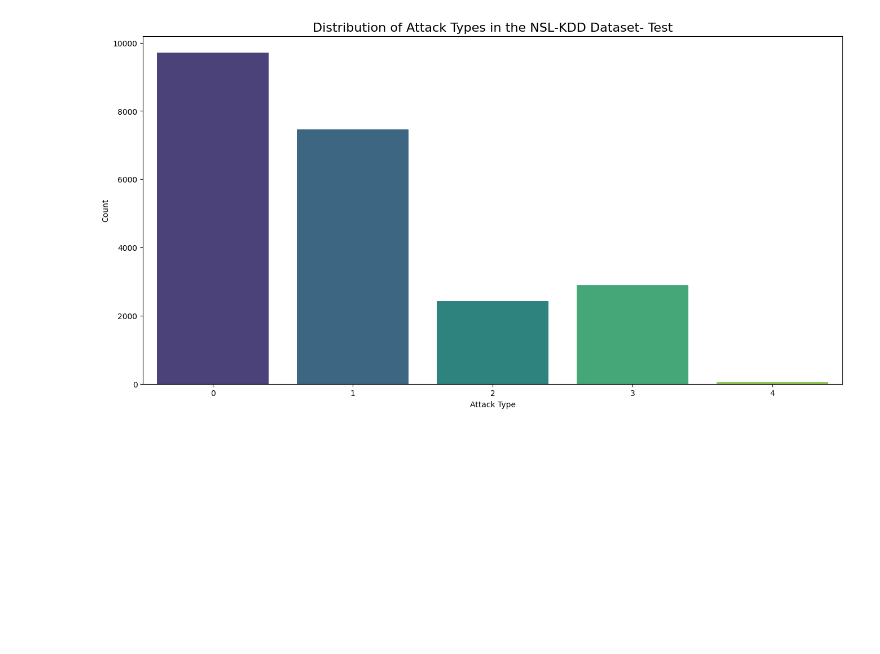
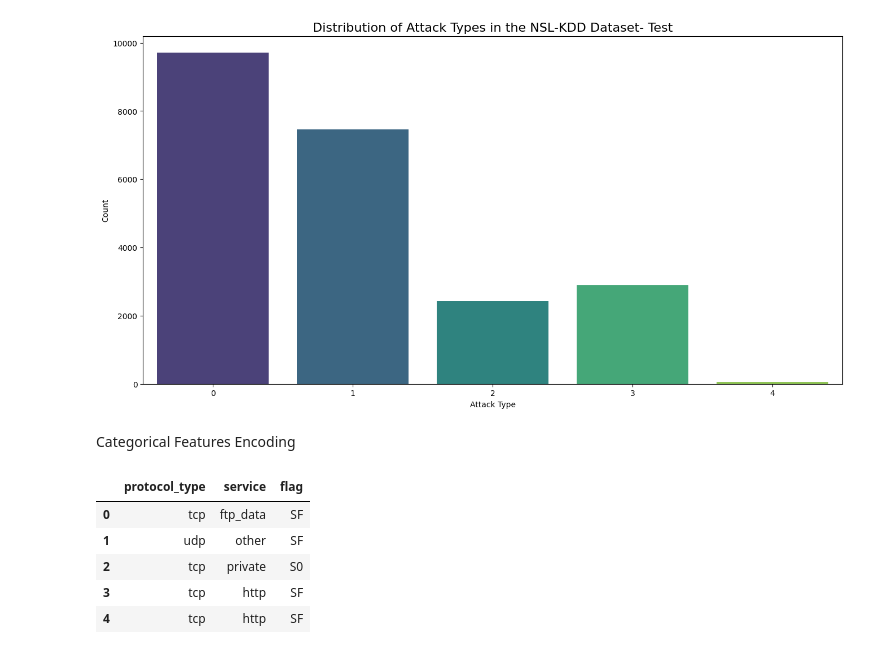
Before and after one commit to Shahriar-Saikat21/Anamoly_Detection_Ensemble_DNN, a Jupyter notebook: model.ipynb, the cells around one changed output. Saved outputs shown, nothing was run; the diff lists cells and outputs as text; code cells hidden in the pictures; blank space fills up the shorter version.

```diff
--- a/model.ipynb
+++ b/model.ipynb
@@ -177,3 +203,5 @@ Passing `palette` without assigning `hue` is deprecated and will be removed in v
 
   sns.countplot(x='label', data=test_set, palette='viridis')
 [figure]
+# %% [markdown]
+Categorical Features Encoding
@@ -179,0 +210,13 @@ Passing `palette` without assigning `hue` is deprecated and will be removed in v
+# %%
+categorical_columns=['protocol_type', 'service', 'flag']
+
+train_categorical_values = train_set[categorical_columns]
+test_categorical_values = test_set[categorical_columns]
+train_categorical_values.head()
+# %% [output]
+|  | protocol_type | service | flag |
+| 0 | tcp | ftp_data | SF |
+| 1 | udp | other | SF |
+| 2 | tcp | private | S0 |
+| 3 | tcp | http | SF |
+| 4 | tcp | http | SF |
```
Also changed, not shown: parts of 11 cells of this notebook, 1 other file.
